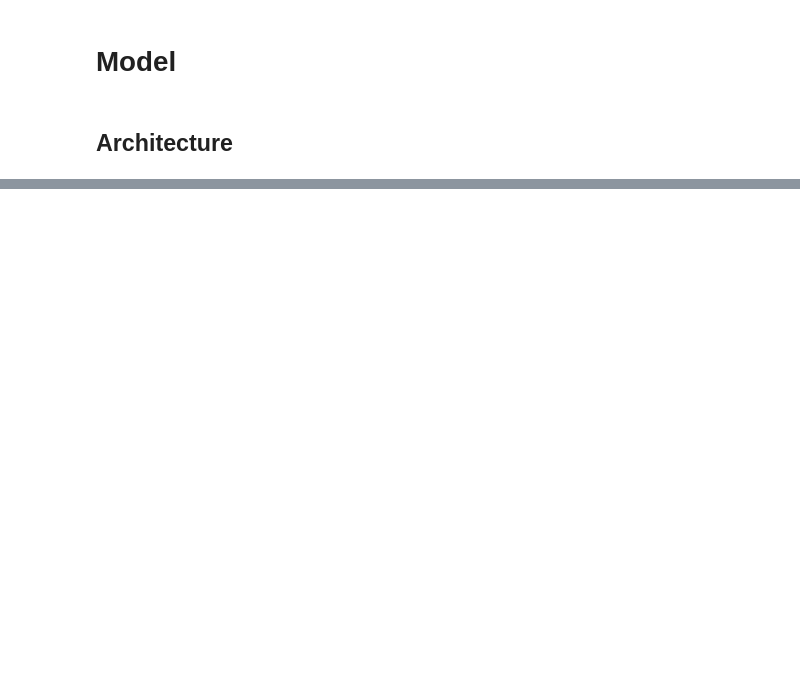
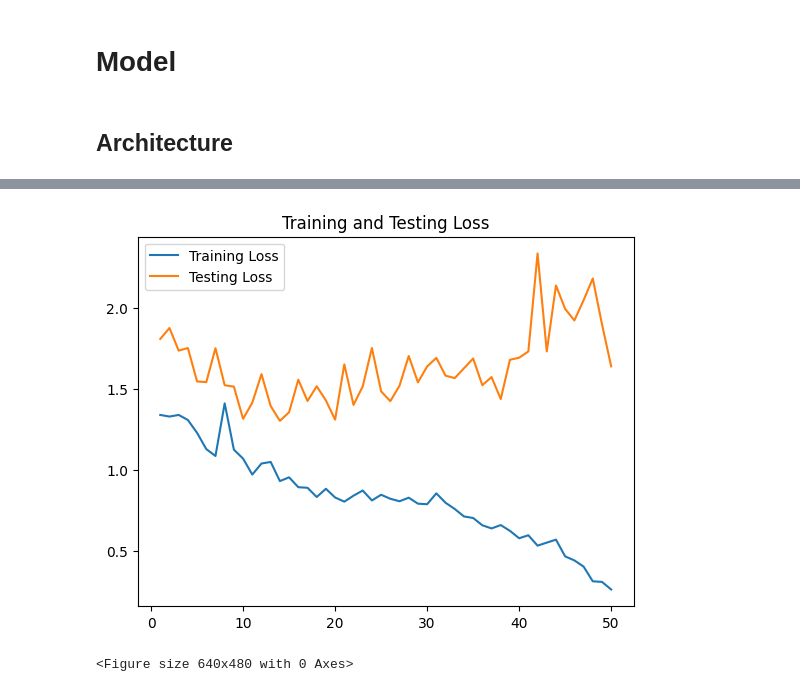
Before and after one commit to swastikbansal/Signify, a Jupyter notebook: train_test.ipynb, the cells around one changed output, grey strips where cells are left out. Saved outputs shown, nothing was run; the diff lists cells and outputs as text; code cells hidden in the pictures; blank space fills up the shorter version.

Commit message:
Tested 3 more iterations of models with 8 labels.

```diff
--- a/train_test.ipynb
+++ b/train_test.ipynb
@@ -264,0 +262,25 @@ Model: "include_v1_2"
+# %%
+
+INCLUDE8_V4 = keras.Sequential([
+        Input(shape=input_shape),
+
+        # Bidirectional LSTM layers
+        Bidirectional(LSTM(64, return_sequences=True)),
+        Bidirectional(LSTM(128, return_sequences=True)),
+        Bidirectional(LSTM(64, return_sequences=True)),
+
+        # Flatten the output
+        Flatten(),
+
+        # Fully connected layer
+        Dense(64, activation='relu'),
+        Dense(32, activation='relu'),
+        Dense(num_classes, activation='softmax')
+])
+
+model = INCLUDE8_V4
+
+model.compile(optimizer='adam', loss='categorical_crossentropy', metrics=['accuracy'])
+
+model.build()
+model.summary()
@@ -265,7 +312,6 @@ Model: "include_v1_2"
 # %%
-model.fit(X_train,
+history = model.fit(X_train,
           y_train,
           validation_data=(X_val, y_val),
-          epochs=10,
-          batch_size=batch_size)
+          epochs=50)
 # %% [output]
@@ -290,0 +335,18 @@ Input 0 of layer "bidirectional_8" is incompatible with the layer: expected ndim
+# %%
+from matplotlib import pyplot as plt
+
+train_loss = history.history['loss']
+eval_loss = history.history['val_loss']
+
+epochs = range(1, len(train_loss) + 1)
+
+plt.plot(epochs,train_loss,label = "Training Loss")
+plt.plot(epochs,eval_loss,label = "Testing Loss")
+
+plt.title("Training and Testing Loss")
+plt.legend()
+plt.figure()
+plt.show();
+# %% [output]
+[figure, added]
+<Figure size 640x480 with 0 Axes>
```
Also changed, not shown: parts of 20 cells of this notebook, 4 other files.
